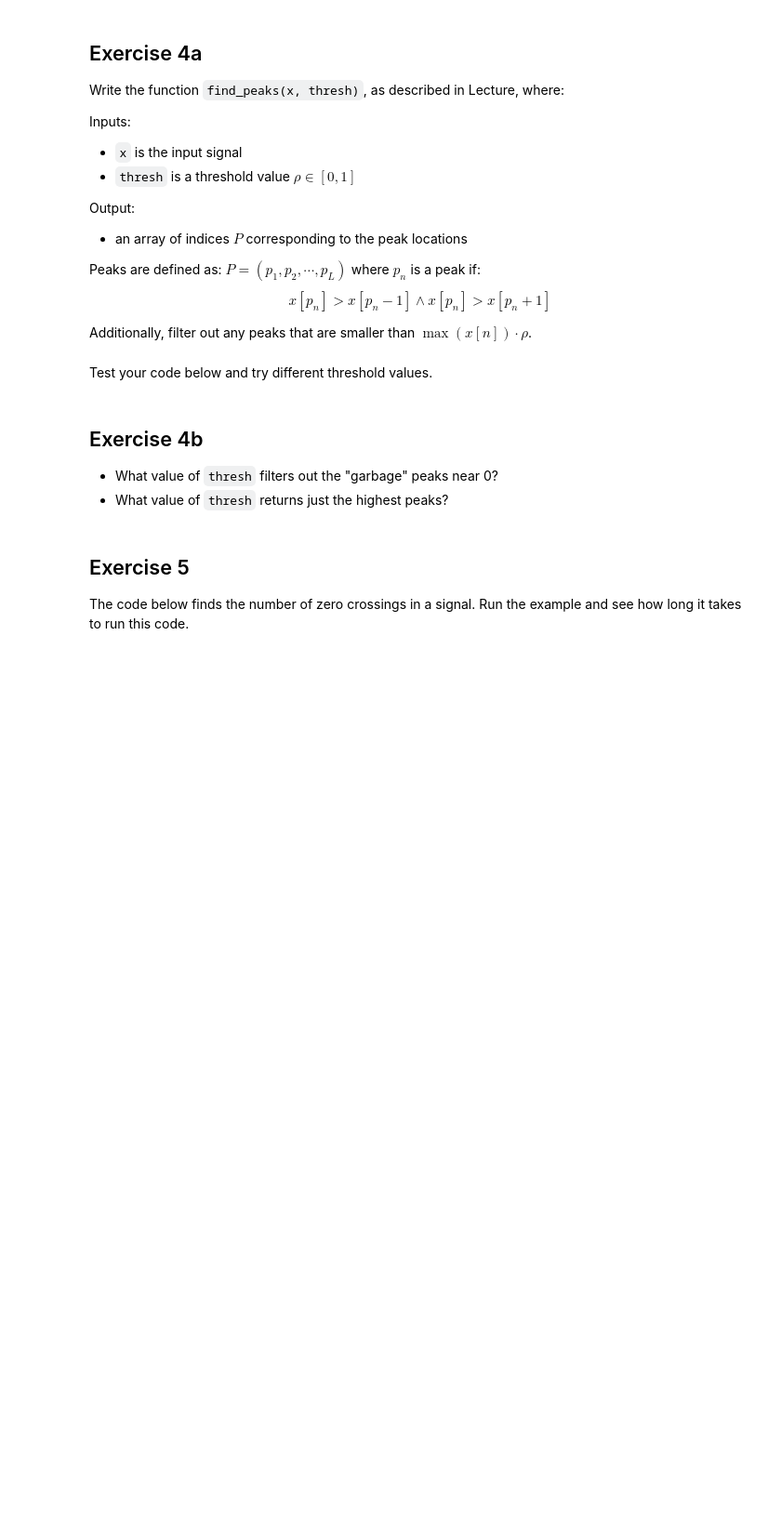
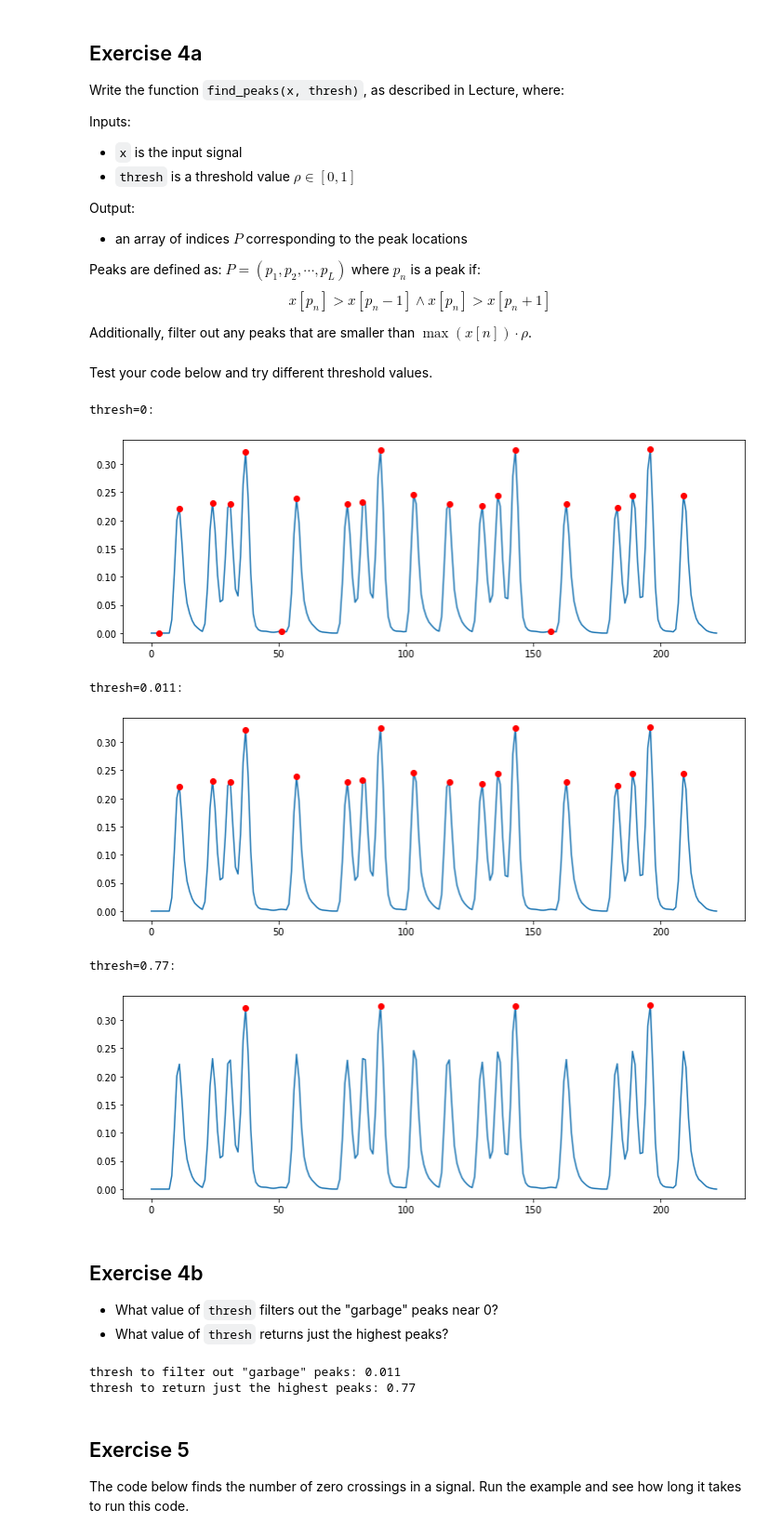
Before and after one commit to jmftrindade/digital_music_processing, a Jupyter notebook: 2_classifier/pset2.ipynb, the cells around one changed output. Shown at 93% size. Drawn from its saved outputs; the diff is of its cells as text; code cells hidden in the pictures; blank space fills up the shorter version.

```diff
--- a/2_classifier/pset2.ipynb
+++ b/2_classifier/pset2.ipynb
@@ -79,12 +117,32 @@ def find_peaks(x, thresh):
+# %%
+def find_peaks(x, thresh):
+    d_prev = np.diff(x[:-1])  # diff with previous element
+    d_next = -np.diff(x[-len(x)+1:])  # diff with next element
+    idx = np.intersect1d(np.nonzero(d_prev > 0), np.nonzero(d_next > 0)) + 1
+
+    # filter out peaks smaller than max(x[n]) * p
+    return [i for i in idx if x[i] > (max(x) * thresh)]
 # %% [markdown]
 Test your code below and try different threshold values.
 # %%
 x4 = np.load('data/ex4.npy')
-peaks = find_peaks(x4, 0)
 
-plt.figure()
-plt.plot(x4)
-plt.plot(peaks, x4[peaks], 'ro');
+ts = [0, 0.011, 0.77]
+
+for t in ts:
+    print(f'thresh={t}:')
+    peaks = find_peaks(x4, t)
+    plt.figure()
+    plt.plot(x4)
+    plt.plot(peaks, x4[peaks], 'ro');
+    plt.show()
+# %% [output]
+thresh=0:
+[figure, added]
+thresh=0.011:
+[figure, added]
+thresh=0.77:
+[figure, added]
 # %% [markdown]
 ## Exercise 4b
 
@@ -95,3 +151,10 @@ plt.plot(peaks, x4[peaks], 'ro');
+# %%
+# answer:
+print(f'thresh to filter out "garbage" peaks: {ts[1]}')
+print(f'thresh to return just the highest peaks: {ts[2]}')
+# %% [output]
+thresh to filter out "garbage" peaks: 0.011
+thresh to return just the highest peaks: 0.77
 # %% [markdown]
 ## Exercise 5
 
```
Also changed, not shown: parts of 24 cells of this notebook, 2 other files.
